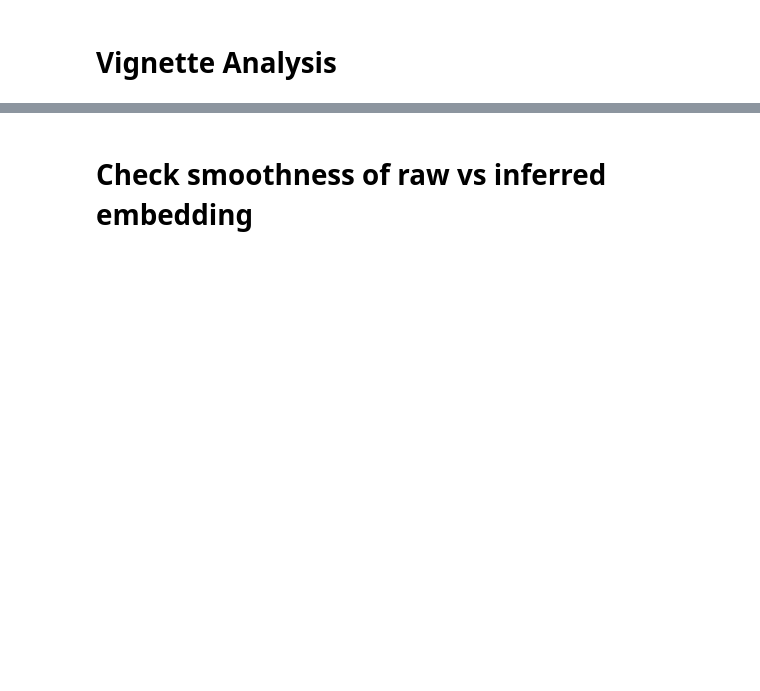
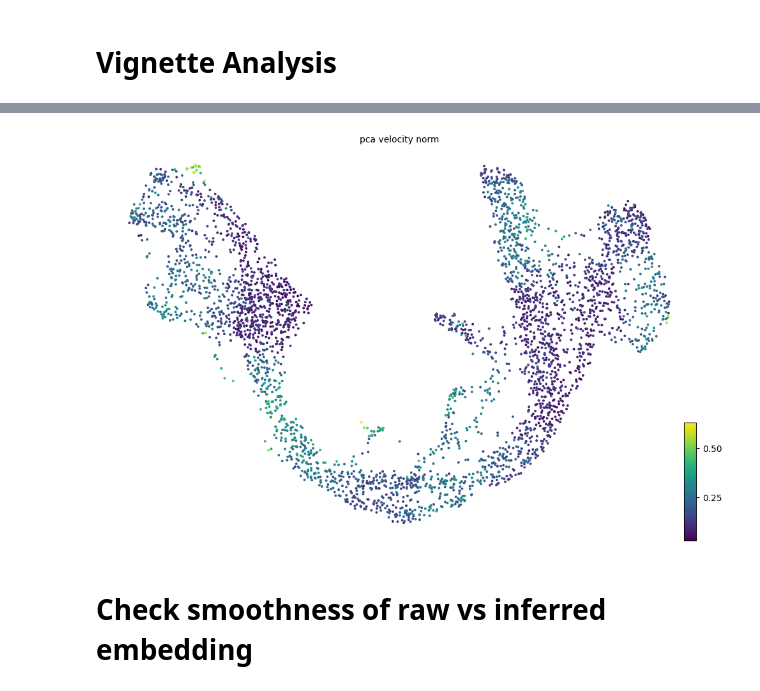
Before and after one commit to bbrener1/RNAForecasterPaperCode, a Jupyter notebook: PancreasSplicingAnalysis/prediction_roughness_comparisons.ipynb, the cells around one changed output, grey strips where cells are left out. Saved outputs shown, nothing was run; the diff lists cells and outputs as text; code cells hidden in the pictures; blank space fills up the shorter version.

```diff
--- a/PancreasSplicingAnalysis/prediction_roughness_comparisons.ipynb
+++ b/PancreasSplicingAnalysis/prediction_roughness_comparisons.ipynb
@@ -73,3 +109,7 @@ filtered.obs['pca_velocity_norm'] = pca_velocity_norm
+# %%
+scv.pl.umap(filtered,color="pca_velocity_norm",figsize=(12,8))
+# %% [output]
+[figure, added]
 # %% [markdown]
 # Check smoothness of raw vs inferred embedding
 # %%
```
Also changed, not shown: parts of 23 cells of this notebook, 10 other files.
